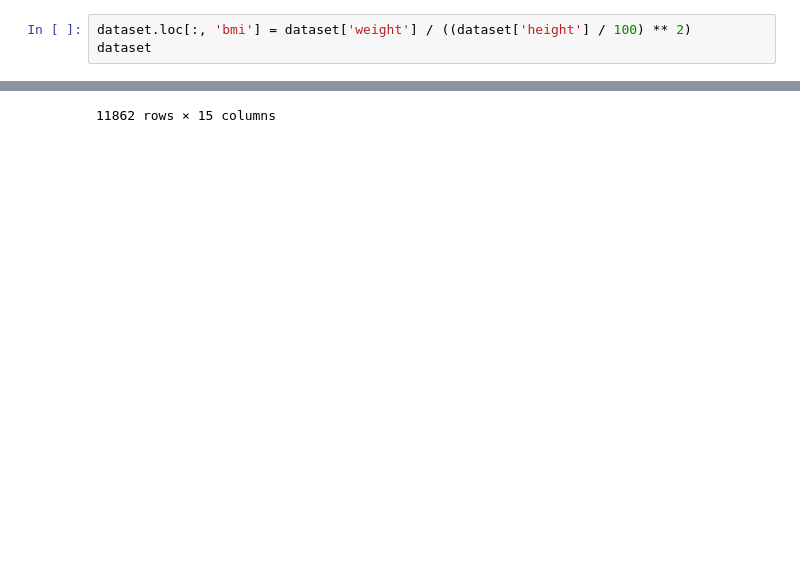
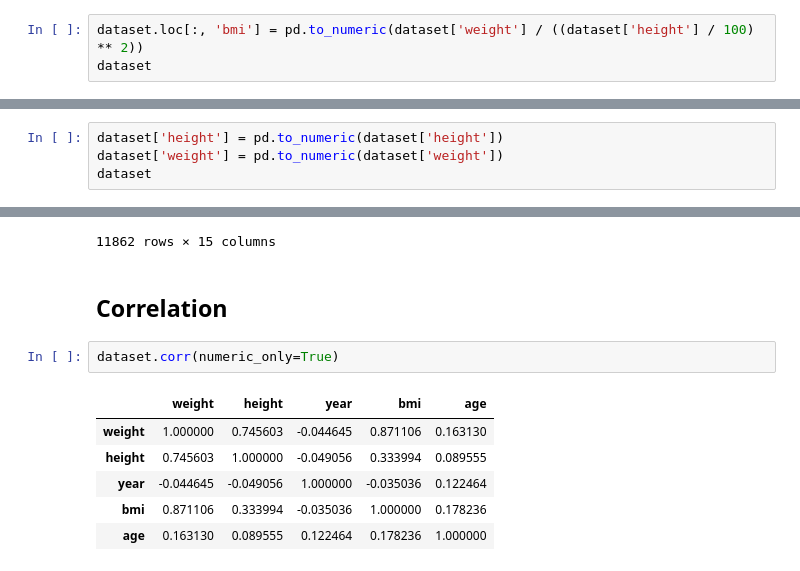
Before and after one commit to maximlesy/big-data-olympic-games, a Jupyter notebook: data-exploration/preparation.ipynb, the cells around one changed output, grey strips where cells are left out. Saved outputs shown, nothing was run; the diff lists cells and outputs as text; blank space fills up the shorter version.

Commit message:
Add correlation

```diff
--- a/data-exploration/preparation.ipynb
+++ b/data-exploration/preparation.ipynb
@@ -165,7 +165,7 @@ dataset
 # %% [markdown]
 - Calculate `bmi` and add this to a new column
 # %%
-dataset.loc[:, 'bmi'] = dataset['weight'] / ((dataset['height'] / 100) ** 2)
+dataset.loc[:, 'bmi'] = pd.to_numeric(dataset['weight'] / ((dataset['height'] / 100) ** 2))
 dataset
 # %% [output]
 |  | edition | country_noc | sport | event | athlete | medal | weight | height | born | sex | country | ... |
@@ -221,0 +224,4 @@ dataset
+# %%
+dataset['height'] = pd.to_numeric(dataset['height'])
+dataset['weight'] = pd.to_numeric(dataset['weight'])
+dataset
@@ -237,3 +257,14 @@ dataset
 | 316070 | 2022 Winter Olympics | USA | Bobsleigh | Monobob, Women | Kaillie Humphries | Gold | 77.0 | 170.0 | 1985-09-04 | Female | United States | ... |
 | 316072 | 2022 Winter Olympics | CAN | Bobsleigh | Monobob, Women | Christine de Bruin | Bronze | 78.0 | 170.0 | 1989-03-03 | Female | Canada | ... |
 11862 rows × 15 columns
+# %% [markdown]
+## Correlation
+# %%
+dataset.corr(numeric_only=True)
+# %% [output]
+|  | weight | height | year | bmi | age |
+| weight | 1.000000 | 0.745603 | -0.044645 | 0.871106 | 0.163130 |
+| height | 0.745603 | 1.000000 | -0.049056 | 0.333994 | 0.089555 |
+| year | -0.044645 | -0.049056 | 1.000000 | -0.035036 | 0.122464 |
+| bmi | 0.871106 | 0.333994 | -0.035036 | 1.000000 | 0.178236 |
+| age | 0.163130 | 0.089555 | 0.122464 | 0.178236 | 1.000000 |
```
Also changed, not shown: parts of 2 cells of this notebook.
